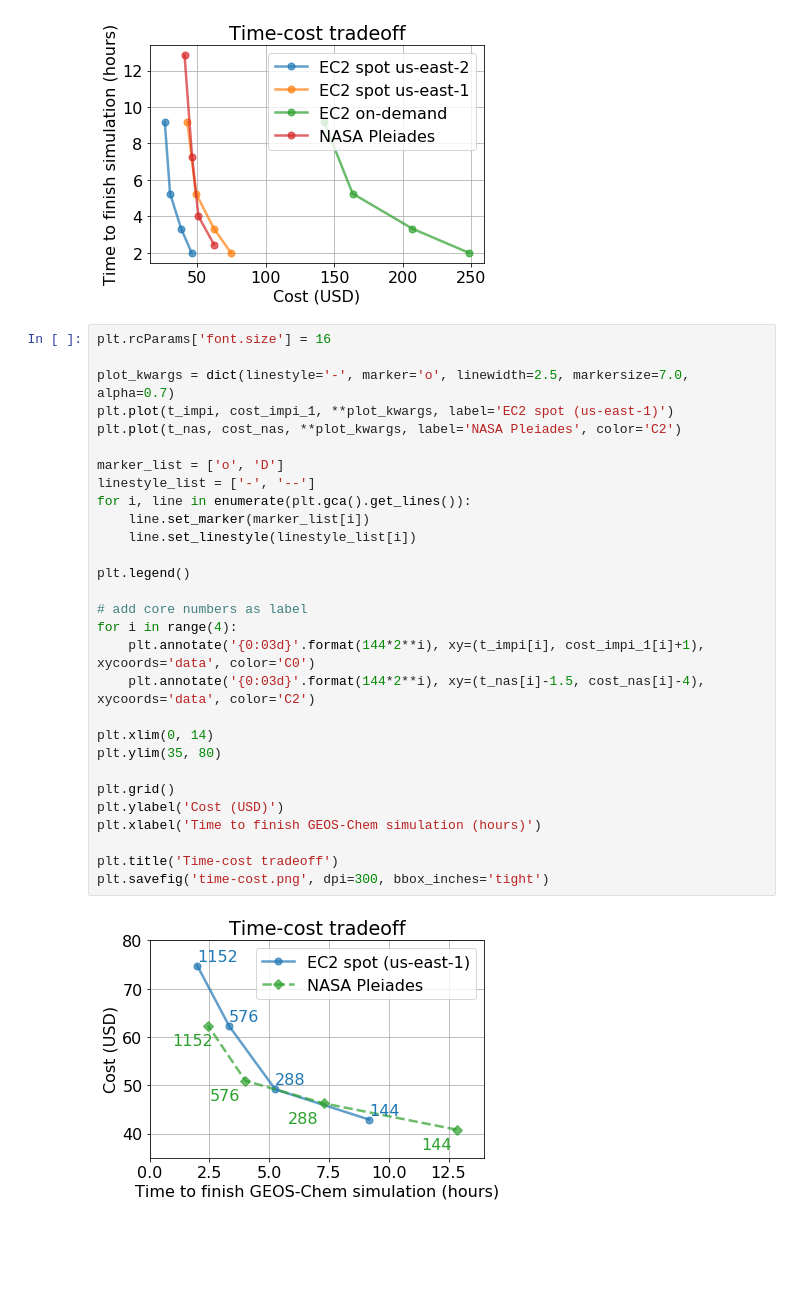
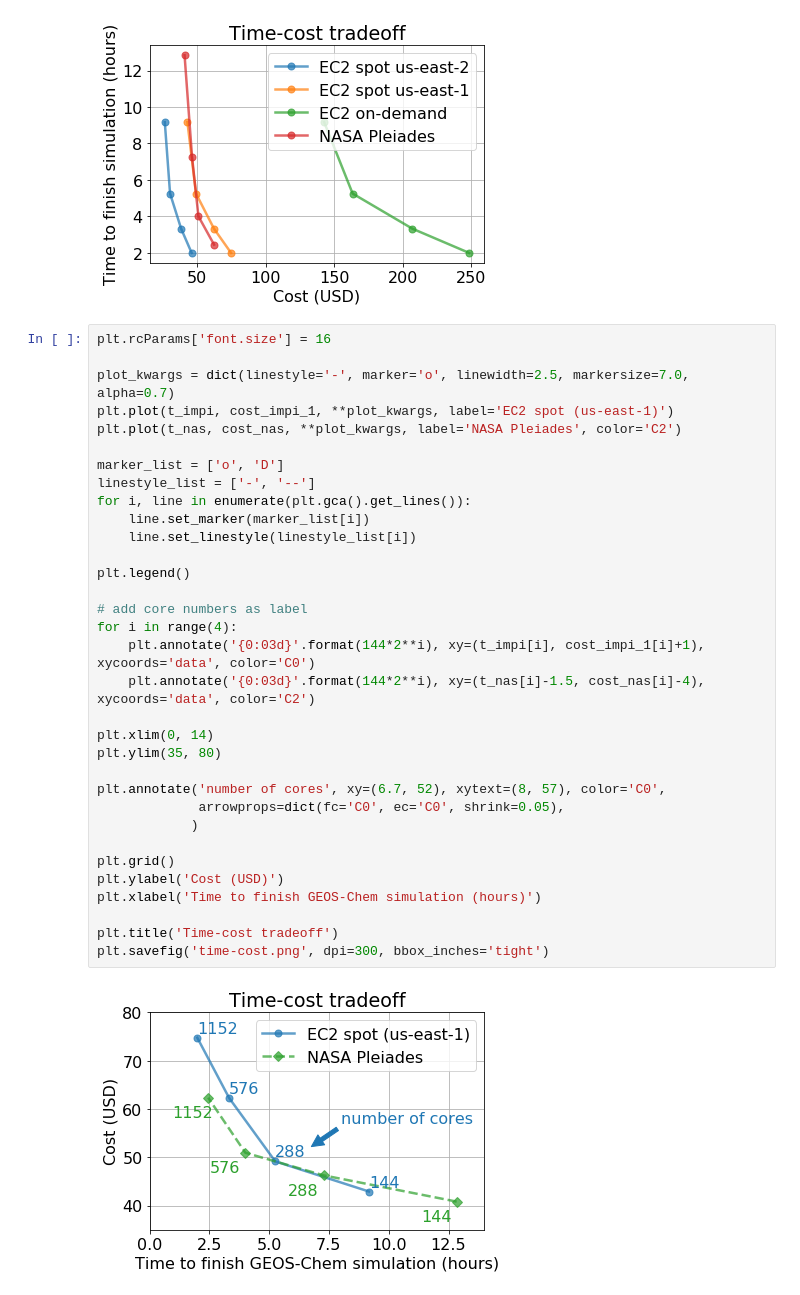
Before and after one commit to JiaweiZhuang/cloud-gchp-paper, a Jupyter notebook: notebooks/cost_analysis.ipynb, the cells around one changed output. Drawn from its saved outputs; the diff is of its cells as text; blank space fills up the shorter version.

Commit message:
Annotate "number of cores"

```diff
--- a/notebooks/cost_analysis.ipynb
+++ b/notebooks/cost_analysis.ipynb
@@ -60,31 +60,35 @@ plt.savefig('cost-time.png', dpi=300, bbox_inches='tight')
 # %%
 plt.rcParams['font.size'] = 16
 
 plot_kwargs = dict(linestyle='-', marker='o', linewidth=2.5, markersize=7.0, alpha=0.7)
 plt.plot(t_impi, cost_impi_1, **plot_kwargs, label='EC2 spot (us-east-1)')
 plt.plot(t_nas, cost_nas, **plot_kwargs, label='NASA Pleiades', color='C2')
 
 marker_list = ['o', 'D']
 linestyle_list = ['-', '--']
 for i, line in enumerate(plt.gca().get_lines()):
     line.set_marker(marker_list[i])
     line.set_linestyle(linestyle_list[i])
 
 plt.legend()
 
 # add core numbers as label
 for i in range(4):
     plt.annotate('{0:03d}'.format(144*2**i), xy=(t_impi[i], cost_impi_1[i]+1), xycoords='data', color='C0')
     plt.annotate('{0:03d}'.format(144*2**i), xy=(t_nas[i]-1.5, cost_nas[i]-4), xycoords='data', color='C2')
 
 plt.xlim(0, 14)
 plt.ylim(35, 80)
 
+plt.annotate('number of cores', xy=(6.7, 52), xytext=(8, 57), color='C0',
+             arrowprops=dict(fc='C0', ec='C0', shrink=0.05),
+            )
+
 plt.grid()
 plt.ylabel('Cost (USD)')
 plt.xlabel('Time to finish GEOS-Chem simulation (hours)')
 
 plt.title('Time-cost tradeoff')
 plt.savefig('time-cost.png', dpi=300, bbox_inches='tight')
 # %% [output]
-[figure, old version]
+[figure, new version]
```
